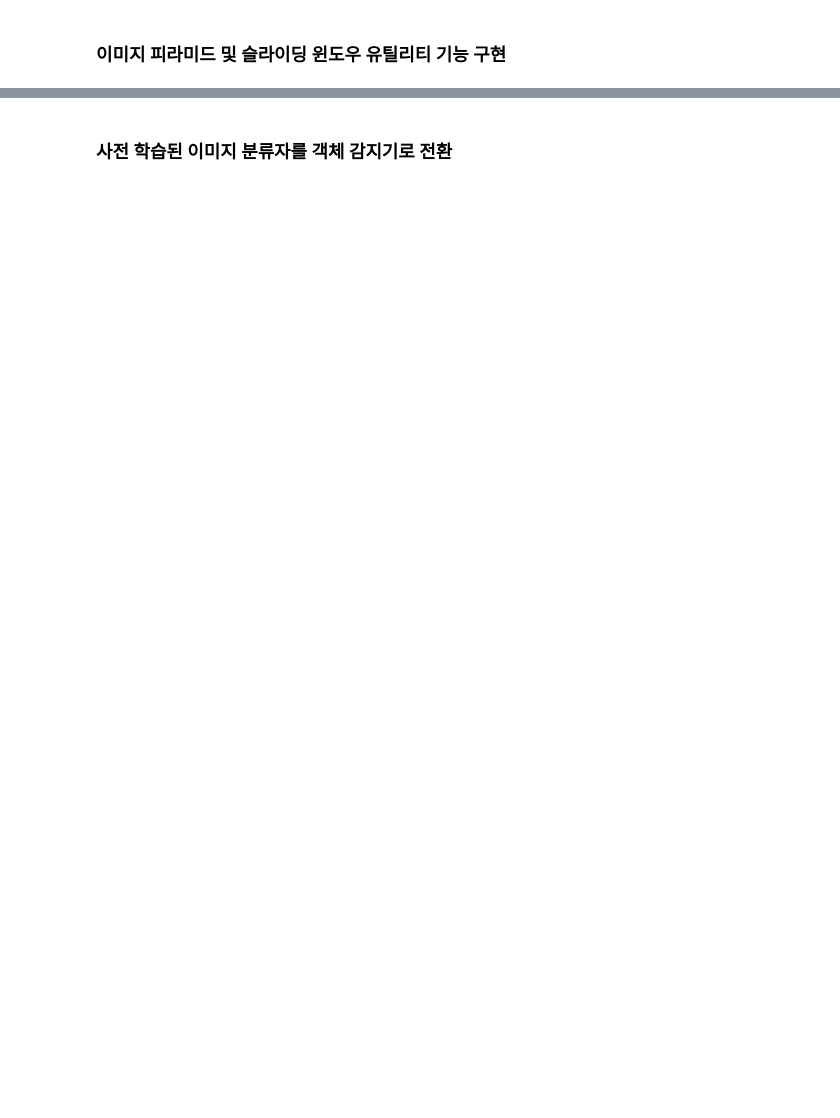
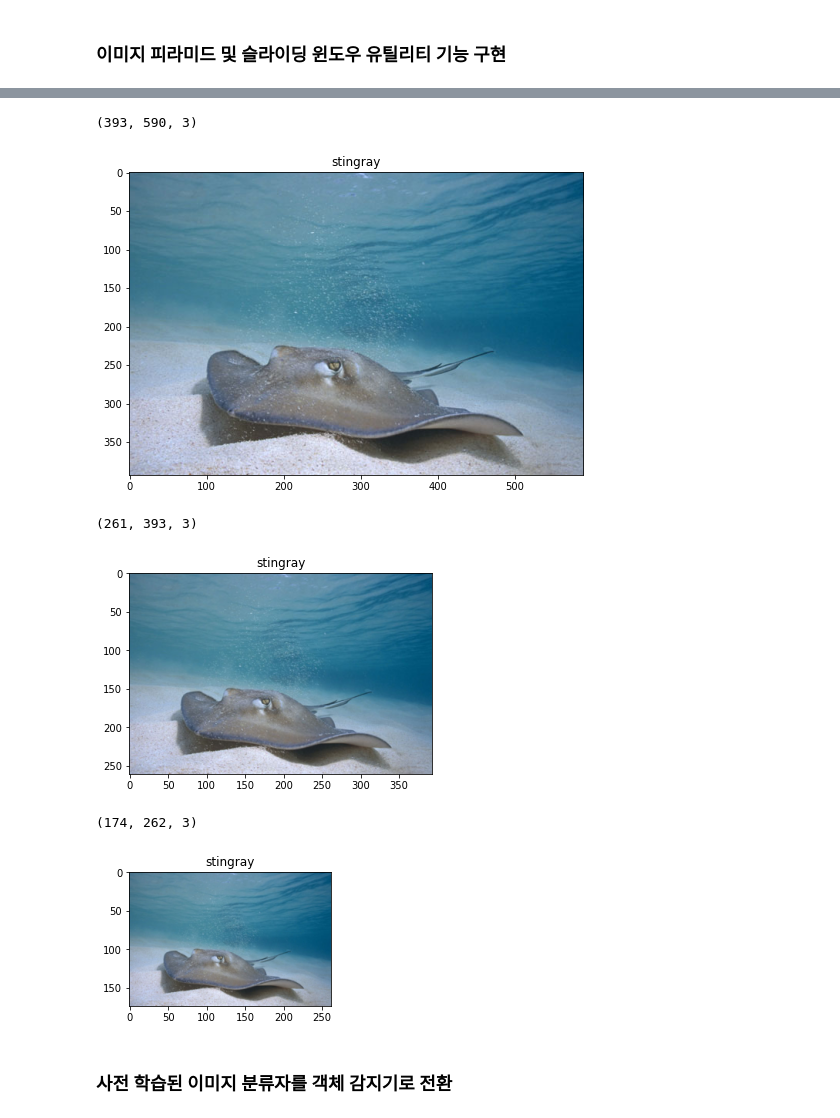
Before and after one commit to imguru-mooc/AI_VISION, a Jupyter notebook: 1_day/sliding_window.ipynb, the cells around one changed output, grey strips where cells are left out. Cells and saved outputs as stored; diff of their text form; code cells hidden in the pictures; blank space fills up the shorter version.

```diff
--- a/1_day/sliding_window.ipynb
+++ b/1_day/sliding_window.ipynb
@@ -160,9 +220,21 @@ def image_pyramid(image, scale=1.5, minSize=(128, 128)):
         yield image
 # %%
 image = cv2.imread("images/stingray.jpg")
+
 for im in image_pyramid(image):
     print(im.shape)
+    h,w = im.shape[:2]
+    # dpi = im.info['dpi'] #(72, 72)
+    dpi=(72,72)
+    plt.figure(figsize = (w/dpi[0], h/dpi[0]), dpi=dpi[0])
     plt_imshow("stingray", im)
+# %% [output]
+(393, 590, 3)
+[figure, added]
+(261, 393, 3)
+[figure, added]
+(174, 262, 3)
+[figure, added]
 # %% [markdown]
 ### 사전 학습된 이미지 분류자를 객체 감지기로 전환
 # %%
```
Also changed, not shown: parts of 15 cells of this notebook.
